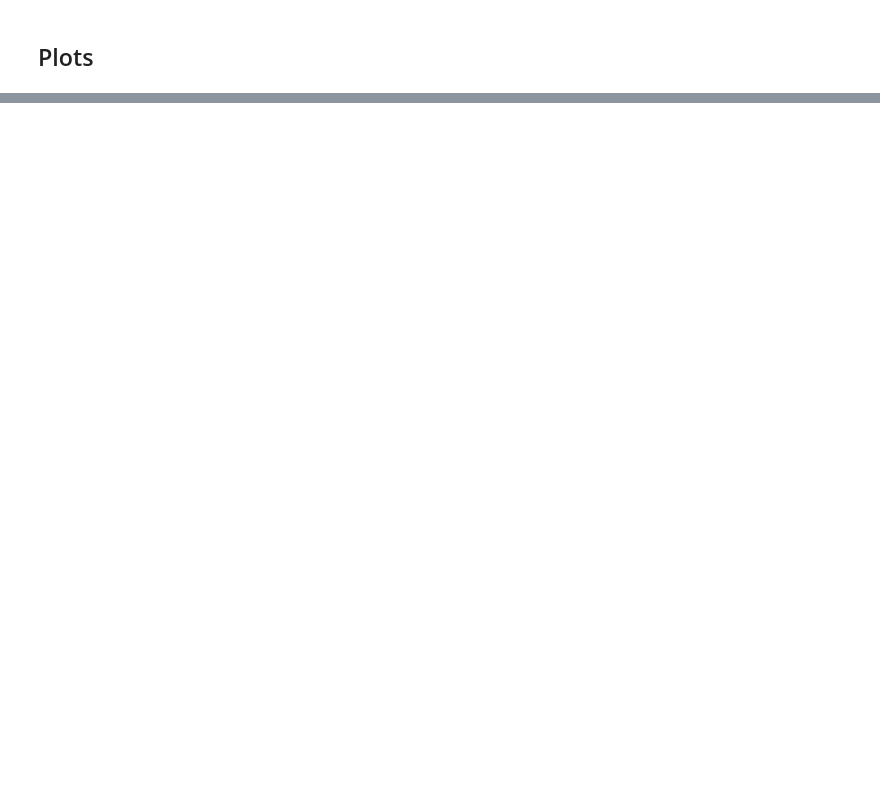
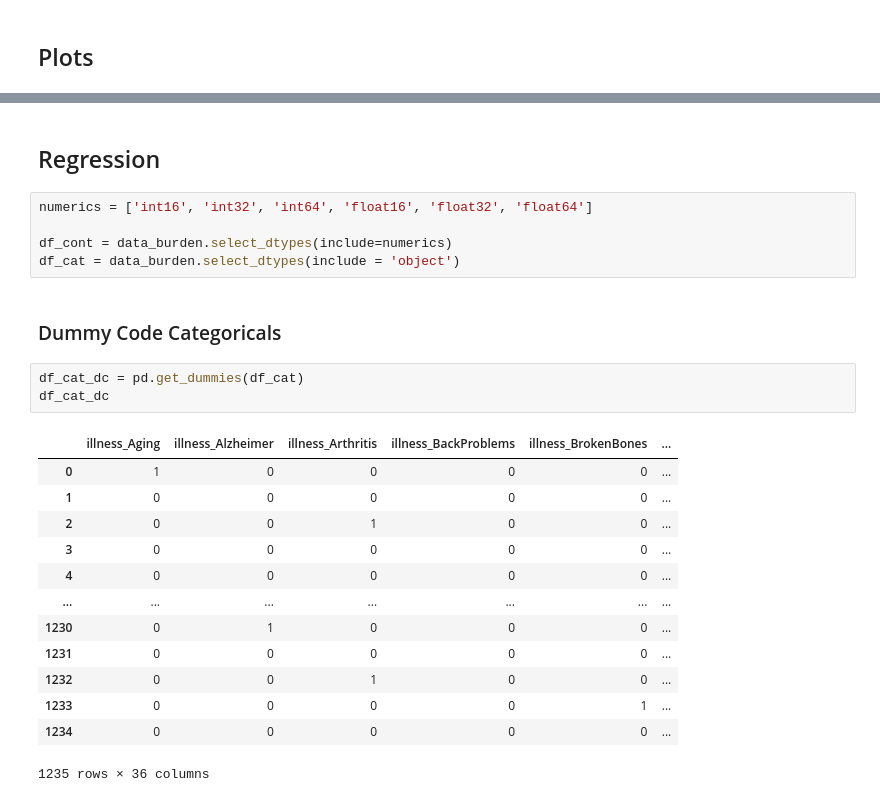
Before and after one commit to woonsupkim/BurdenofCare, a Jupyter notebook: takeda_burden.ipynb, the cells around one changed output, grey strips where cells are left out. Cells and saved outputs as stored; diff of their text form; blank space fills up the shorter version.

```diff
--- a/takeda_burden.ipynb
+++ b/takeda_burden.ipynb
@@ -239,0 +172,26 @@ sns.catplot(x="burden", y="illness",
+# %% [markdown]
+## Regression
+# %%
+numerics = ['int16', 'int32', 'int64', 'float16', 'float32', 'float64']
+
+df_cont = data_burden.select_dtypes(include=numerics)
+df_cat = data_burden.select_dtypes(include = 'object')
+# %% [markdown]
+### Dummy Code Categoricals
+# %%
+df_cat_dc = pd.get_dummies(df_cat)
+df_cat_dc
+# %% [output]
+|  | illness_Aging | illness_Alzheimer | illness_Arthritis | illness_BackProblems | illness_BrokenBones | ... |
+| 0 | 1 | 0 | 0 | 0 | 0 | ... |
+| 1 | 0 | 0 | 0 | 0 | 0 | ... |
+| 2 | 0 | 0 | 1 | 0 | 0 | ... |
+| 3 | 0 | 0 | 0 | 0 | 0 | ... |
+| 4 | 0 | 0 | 0 | 0 | 0 | ... |
+| ... | ... | ... | ... | ... | ... | ... |
+| 1230 | 0 | 1 | 0 | 0 | 0 | ... |
+| 1231 | 0 | 0 | 0 | 0 | 0 | ... |
+| 1232 | 0 | 0 | 1 | 0 | 0 | ... |
+| 1233 | 0 | 0 | 0 | 0 | 1 | ... |
+| 1234 | 0 | 0 | 0 | 0 | 0 | ... |
+1235 rows × 36 columns
```
Also changed, not shown: parts of 32 cells of this notebook, 1 other file.
